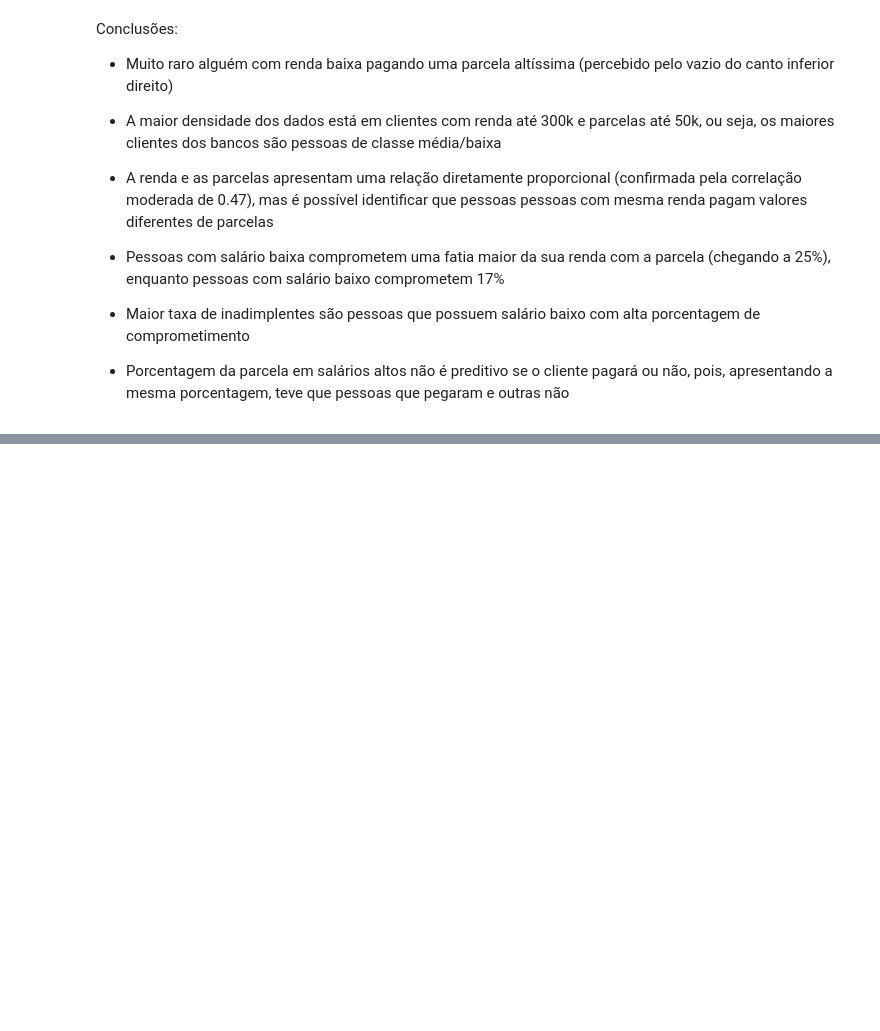
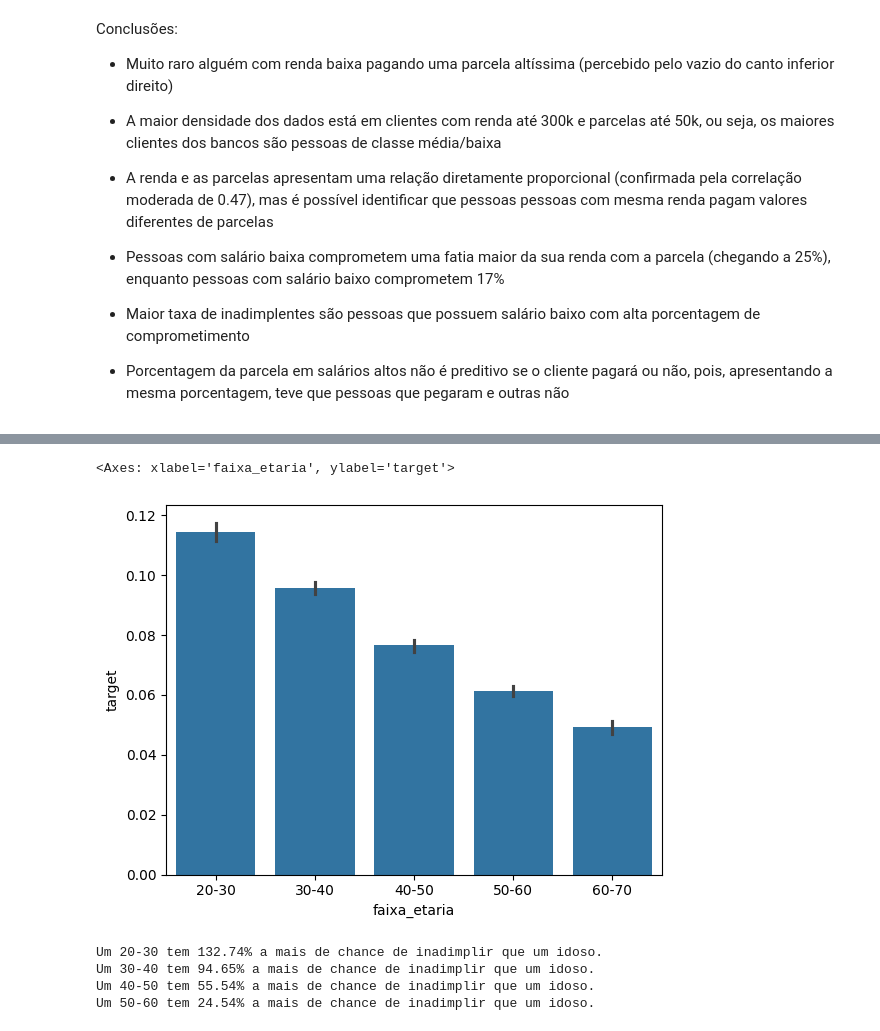
Before and after one commit to Pablo-Sant/project_credit_risk, a Jupyter notebook: notebooks/01-eda_application.ipynb, the cells around one changed output, grey strips where cells are left out. Drawn from its saved outputs; the diff is of its cells as text; code cells hidden in the pictures; blank space fills up the shorter version.

```diff
--- a/notebooks/01-eda_application.ipynb
+++ b/notebooks/01-eda_application.ipynb
@@ -1210,0 +809,36 @@ Conclusões:
+# %%
+bins = [20, 30, 40, 50, 60, 70]
+labels = ['20-30', '30-40', '40-50', '50-60', '60-70']
+
+df_renda_parcela['faixa_etaria'] = pd.cut(df_renda_parcela['idade_anos'], bins=bins, labels=labels, right=False)
+# %%
+sns.barplot(data=df_renda_parcela, x='faixa_etaria', y='target')
+# %% [output]
+<Axes: xlabel='faixa_etaria', ylabel='target'>
+[figure, added]
+# %%
+# Criando uma tabela com a taxa de inadimplência por faixa
+taxas_por_idade = df_renda_parcela.groupby('faixa_etaria')['target'].mean()
+
+# Pegando os valores específicos dos extremos
+taxa_jovens = taxas_por_idade['20-30']
+taxa_m = taxas_por_idade['30-40']
+taxa_mm = taxas_por_idade['40-50']
+taxa_mmm = taxas_por_idade['50-60']
+taxa_idosos = taxas_por_idade['60-70']
+
+# Calculando a diferença percentual
+risco_a_mais_jovem_adulto = (taxa_jovens / taxa_idosos - 1) * 100
+risco_a_mais_adulto = (taxa_m / taxa_idosos - 1) * 100
+risco_a_mais_adulto_velho = (taxa_mm / taxa_idosos - 1) * 100
+risco_a_mais_adulto_mais_velho = (taxa_mmm / taxa_idosos - 1) * 100
+
+print(f"Um 20-30 tem {risco_a_mais_jovem_adulto:.2f}% a mais de chance de inadimplir que um idoso.")
+print(f"Um 30-40 tem {risco_a_mais_adulto:.2f}% a mais de chance de inadimplir que um idoso.")
+print(f"Um 40-50 tem {risco_a_mais_adulto_velho:.2f}% a mais de chance de inadimplir que um idoso.")
+print(f"Um 50-60 tem {risco_a_mais_adulto_mais_velho:.2f}% a mais de chance de inadimplir que um idoso.")
+# %% [output]
+Um 20-30 tem 132.74% a mais de chance de inadimplir que um idoso.
+Um 30-40 tem 94.65% a mais de chance de inadimplir que um idoso.
+Um 40-50 tem 55.54% a mais de chance de inadimplir que um idoso.
+Um 50-60 tem 24.54% a mais de chance de inadimplir que um idoso.
```
Also changed, not shown: parts of 119 cells of this notebook.
